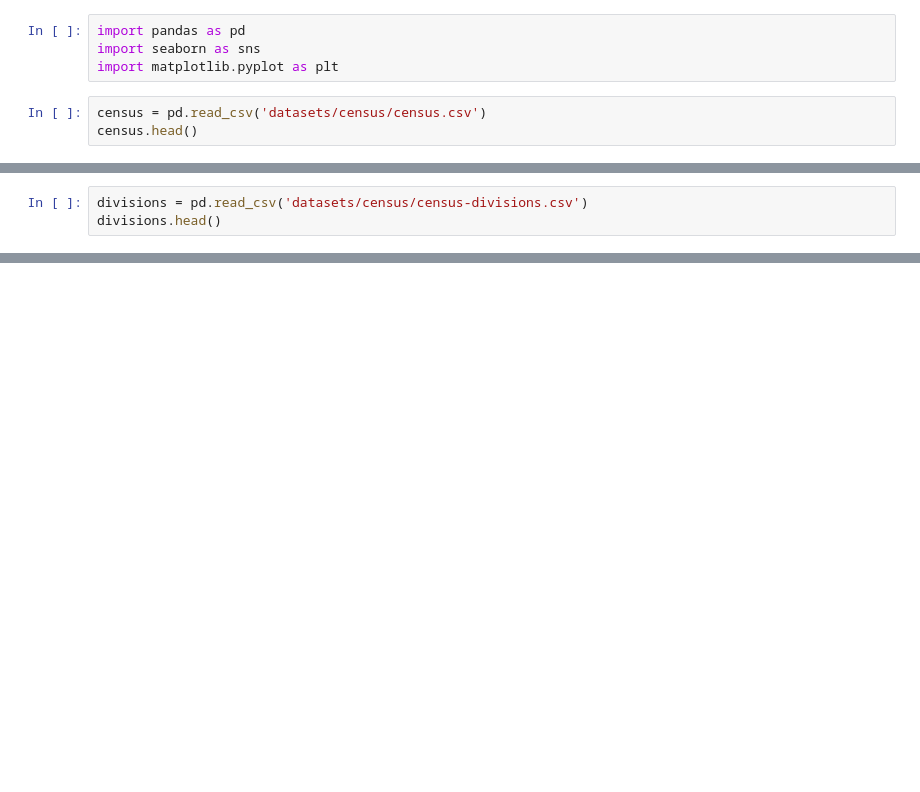
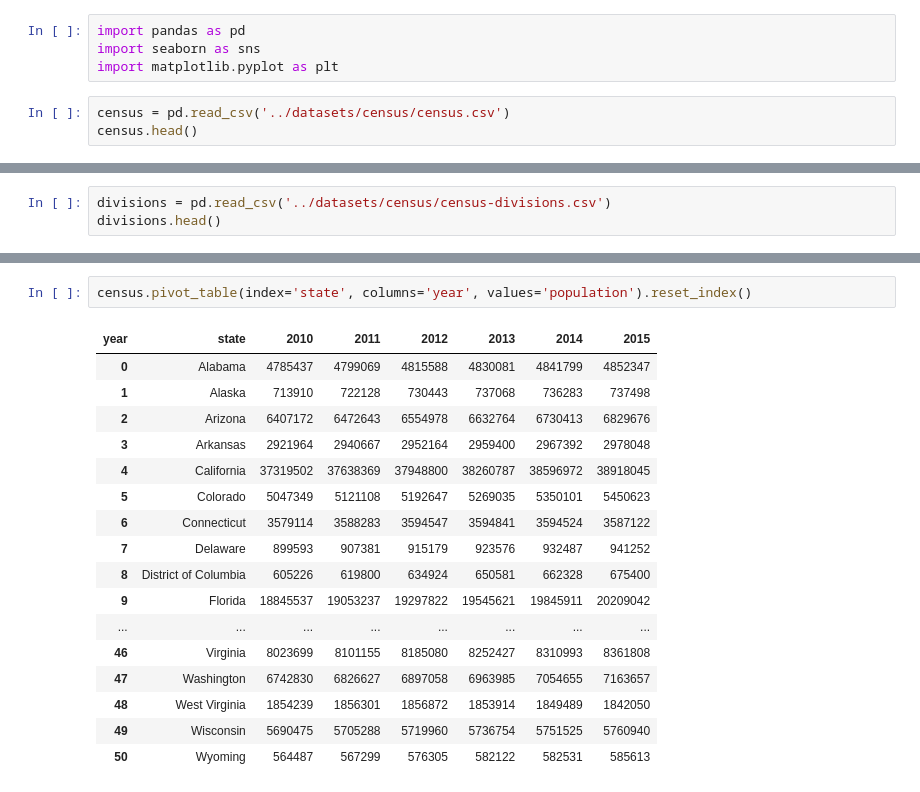
Before and after one commit to stringfestdata/advancing-into-analytics-book, a Jupyter notebook: exercise-solutions/ch-12-solutions.ipynb, the cells around one changed output, grey strips where cells are left out. Drawn from its saved outputs; the diff is of its cells as text; blank space fills up the shorter version.

```diff
--- a/exercise-solutions/ch-12-solutions.ipynb
+++ b/exercise-solutions/ch-12-solutions.ipynb
@@ -3,5 +3,5 @@ import pandas as pd
 import seaborn as sns
 import matplotlib.pyplot as plt
 # %%
-census = pd.read_csv('datasets/census/census.csv')
+census = pd.read_csv('../datasets/census/census.csv')
 census.head()
@@ -8,3 +15,3 @@ census.head()
 # %%
-divisions = pd.read_csv('datasets/census/census-divisions.csv')
+divisions = pd.read_csv('../datasets/census/census-divisions.csv')
 divisions.head()
@@ -35,0 +103,20 @@ census_2015[['region','population']].groupby('region').sum()
+# %%
+census.pivot_table(index='state', columns='year', values='population').reset_index()
+# %% [output]
+| year | state | 2010 | 2011 | 2012 | 2013 | 2014 | 2015 |
+| 0 | Alabama | 4785437 | 4799069 | 4815588 | 4830081 | 4841799 | 4852347 |
+| 1 | Alaska | 713910 | 722128 | 730443 | 737068 | 736283 | 737498 |
+| 2 | Arizona | 6407172 | 6472643 | 6554978 | 6632764 | 6730413 | 6829676 |
+| 3 | Arkansas | 2921964 | 2940667 | 2952164 | 2959400 | 2967392 | 2978048 |
+| 4 | California | 37319502 | 37638369 | 37948800 | 38260787 | 38596972 | 38918045 |
+| 5 | Colorado | 5047349 | 5121108 | 5192647 | 5269035 | 5350101 | 5450623 |
+| 6 | Connecticut | 3579114 | 3588283 | 3594547 | 3594841 | 3594524 | 3587122 |
+| 7 | Delaware | 899593 | 907381 | 915179 | 923576 | 932487 | 941252 |
+| 8 | District of Columbia | 605226 | 619800 | 634924 | 650581 | 662328 | 675400 |
+| 9 | Florida | 18845537 | 19053237 | 19297822 | 19545621 | 19845911 | 20209042 |
+| ... | ... | ... | ... | ... | ... | ... | ... |
+| 46 | Virginia | 8023699 | 8101155 | 8185080 | 8252427 | 8310993 | 8361808 |
+| 47 | Washington | 6742830 | 6826627 | 6897058 | 6963985 | 7054655 | 7163657 |
+| 48 | West Virginia | 1854239 | 1856301 | 1856872 | 1853914 | 1849489 | 1842050 |
+| 49 | Wisconsin | 5690475 | 5705288 | 5719960 | 5736754 | 5751525 | 5760940 |
+| 50 | Wyoming | 564487 | 567299 | 576305 | 582122 | 582531 | 585613 |
```
Also changed, not shown: parts of 12 cells of this notebook, 4 other files.
